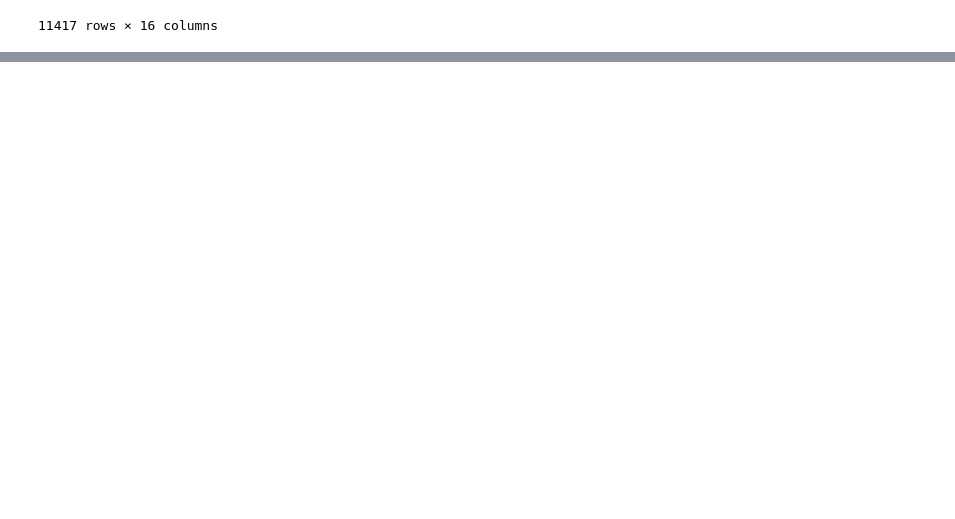
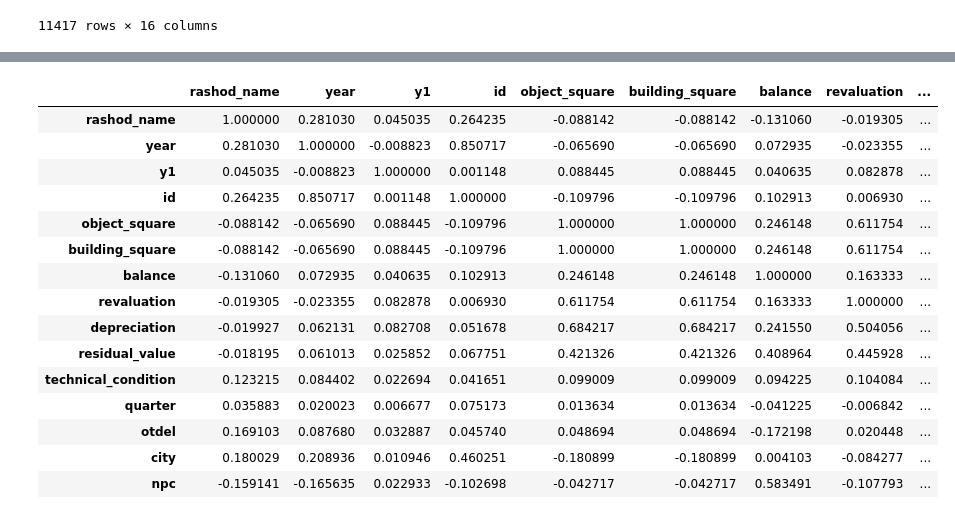
Before and after one commit to zayycev22/inflation, a Jupyter notebook: parse2.ipynb, the cells around one changed output, grey strips where cells are left out. Cells and saved outputs as stored; diff of their text form; code cells hidden in the pictures; blank space fills up the shorter version.

```diff
--- a/parse2.ipynb
+++ b/parse2.ipynb
@@ -323,4 +174,21 @@ expenses
 # %%
-expenses = expenses.drop(columns=["building_year", "balance_date"])
+expenses.corr()
+# %% [output]
+|  | rashod_name | year | y1 | id | object_square | building_square | balance | revaluation | ... |
+| rashod_name | 1.000000 | 0.281030 | 0.045035 | 0.264235 | -0.088142 | -0.088142 | -0.131060 | -0.019305 | ... |
+| year | 0.281030 | 1.000000 | -0.008823 | 0.850717 | -0.065690 | -0.065690 | 0.072935 | -0.023355 | ... |
+| y1 | 0.045035 | -0.008823 | 1.000000 | 0.001148 | 0.088445 | 0.088445 | 0.040635 | 0.082878 | ... |
+| id | 0.264235 | 0.850717 | 0.001148 | 1.000000 | -0.109796 | -0.109796 | 0.102913 | 0.006930 | ... |
+| object_square | -0.088142 | -0.065690 | 0.088445 | -0.109796 | 1.000000 | 1.000000 | 0.246148 | 0.611754 | ... |
+| building_square | -0.088142 | -0.065690 | 0.088445 | -0.109796 | 1.000000 | 1.000000 | 0.246148 | 0.611754 | ... |
+| balance | -0.131060 | 0.072935 | 0.040635 | 0.102913 | 0.246148 | 0.246148 | 1.000000 | 0.163333 | ... |
+| revaluation | -0.019305 | -0.023355 | 0.082878 | 0.006930 | 0.611754 | 0.611754 | 0.163333 | 1.000000 | ... |
+| depreciation | -0.019927 | 0.062131 | 0.082708 | 0.051678 | 0.684217 | 0.684217 | 0.241550 | 0.504056 | ... |
+| residual_value | -0.018195 | 0.061013 | 0.025852 | 0.067751 | 0.421326 | 0.421326 | 0.408964 | 0.445928 | ... |
+| technical_condition | 0.123215 | 0.084402 | 0.022694 | 0.041651 | 0.099009 | 0.099009 | 0.094225 | 0.104084 | ... |
+| quarter | 0.035883 | 0.020023 | 0.006677 | 0.075173 | 0.013634 | 0.013634 | -0.041225 | -0.006842 | ... |
+| otdel | 0.169103 | 0.087680 | 0.032887 | 0.045740 | 0.048694 | 0.048694 | -0.172198 | 0.020448 | ... |
+| city | 0.180029 | 0.208936 | 0.010946 | 0.460251 | -0.180899 | -0.180899 | 0.004103 | -0.084277 | ... |
+| npc | -0.159141 | -0.165635 | 0.022933 | -0.102698 | -0.042717 | -0.042717 | 0.583491 | -0.107793 | ... |
 # %%
 expenses.to_csv("final.csv", index=False)
```
Also changed, not shown: parts of 18 cells of this notebook, 1 other file.
